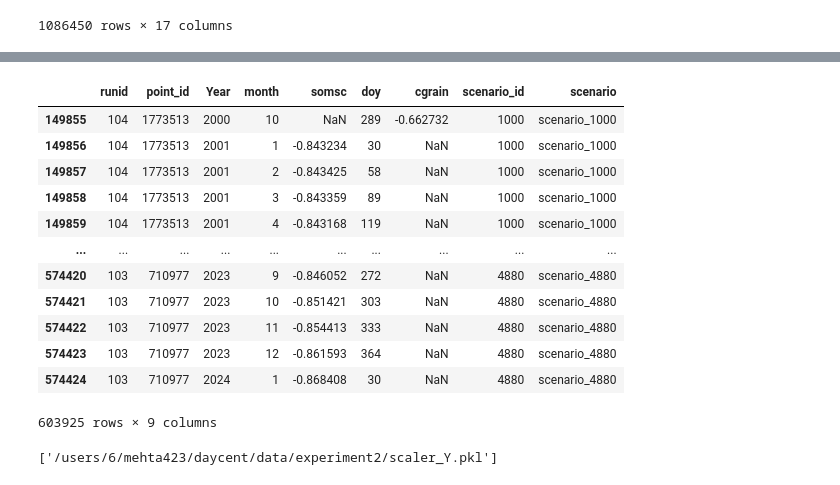
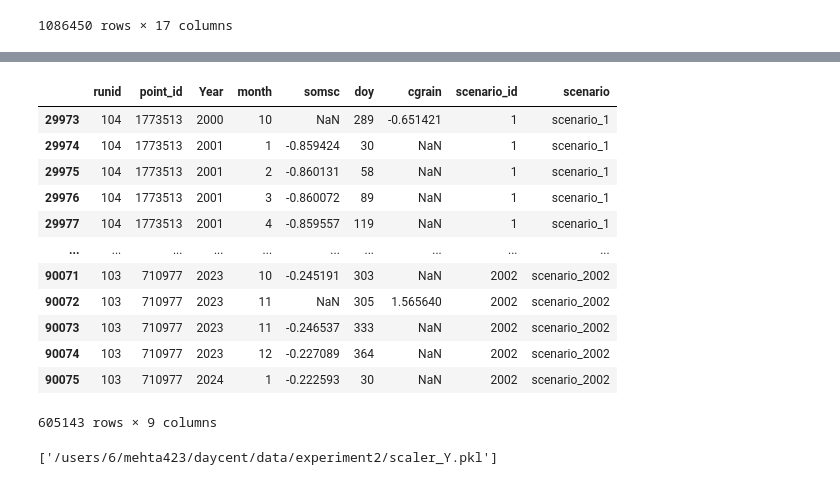
Before and after one commit to dwij2212/kgml-daycent, a Jupyter notebook: lib/data_prep.ipynb, the cells around one changed output, grey strips where cells are left out. Cells and saved outputs as stored; diff of their text form; code cells hidden in the pictures.

```diff
--- a/lib/data_prep.ipynb
+++ b/lib/data_prep.ipynb
@@ -321,31 +327,32 @@ X_daily
 18523750 rows × 21 columns
-# %%
-Y['scenario'] = Y['scenario_id'].apply(lambda x: f'scenario_{x}')
-
-# normalise separately for train pids and then apply to test pids
-scaler_Y = StandardScaler()
-train_Y = Y[Y['point_id'].isin(train_pids)]
-train_Y[['somsc', 'cgrain']] = scaler_Y.fit_transform(train_Y[['somsc', 'cgrain']])
-test_Y = Y[Y['point_id'].isin(test_pids)]
-test_Y[['somsc', 'cgrain']] = scaler_Y.transform(test_Y[['somsc', 'cgrain']])
-
-Y = pd.concat([train_Y, test_Y])
-Y.sort_values(['scenario', 'point_id', 'Year', 'doy'], inplace=True)
-Y
-# %% [output]
-|  | runid | point_id | Year | month | somsc | doy | cgrain | scenario_id | scenario |
-| 149855 | 104 | 1773513 | 2000 | 10 | NaN | 289 | -0.662732 | 1000 | scenario_1000 |
-| 149856 | 104 | 1773513 | 2001 | 1 | -0.843234 | 30 | NaN | 1000 | scenario_1000 |
-| 149857 | 104 | 1773513 | 2001 | 2 | -0.843425 | 58 | NaN | 1000 | scenario_1000 |
-| 149858 | 104 | 1773513 | 2001 | 3 | -0.843359 | 89 | NaN | 1000 | scenario_1000 |
-| 149859 | 104 | 1773513 | 2001 | 4 | -0.843168 | 119 | NaN | 1000 | scenario_1000 |
-| ... | ... | ... | ... | ... | ... | ... | ... | ... | ... |
-| 574420 | 103 | 710977 | 2023 | 9 | -0.846052 | 272 | NaN | 4880 | scenario_4880 |
-| 574421 | 103 | 710977 | 2023 | 10 | -0.851421 | 303 | NaN | 4880 | scenario_4880 |
-| 574422 | 103 | 710977 | 2023 | 11 | -0.854413 | 333 | NaN | 4880 | scenario_4880 |
-| 574423 | 103 | 710977 | 2023 | 12 | -0.861593 | 364 | NaN | 4880 | scenario_4880 |
-| 574424 | 103 | 710977 | 2024 | 1 | -0.868408 | 30 | NaN | 4880 | scenario_4880 |
-603925 rows × 9 columns
+# %%
+Y['scenario'] = Y['scenario_id'].apply(lambda x: f'scenario_{x}')
+
+import joblib
+# read the scaler_Y
+scaler_Y = joblib.load(os.path.join(PROCESSED_DIR, "scaler_Y.pkl"))
+train_Y = Y[Y['point_id'].isin(train_pids)]
+train_Y[['somsc', 'cgrain']] = scaler_Y.transform(train_Y[['somsc', 'cgrain']]) # change this to fit transform when making scaler
+test_Y = Y[Y['point_id'].isin(test_pids)]
+test_Y[['somsc', 'cgrain']] = scaler_Y.transform(test_Y[['somsc', 'cgrain']])
+
+Y = pd.concat([train_Y, test_Y])
+Y.sort_values(['scenario', 'point_id', 'Year', 'doy'], inplace=True)
+Y
+# %% [output]
+|  | runid | point_id | Year | month | somsc | doy | cgrain | scenario_id | scenario |
+| 29973 | 104 | 1773513 | 2000 | 10 | NaN | 289 | -0.651421 | 1 | scenario_1 |
+| 29974 | 104 | 1773513 | 2001 | 1 | -0.859424 | 30 | NaN | 1 | scenario_1 |
+| 29975 | 104 | 1773513 | 2001 | 2 | -0.860131 | 58 | NaN | 1 | scenario_1 |
+| 29976 | 104 | 1773513 | 2001 | 3 | -0.860072 | 89 | NaN | 1 | scenario_1 |
+| 29977 | 104 | 1773513 | 2001 | 4 | -0.859557 | 119 | NaN | 1 | scenario_1 |
+| ... | ... | ... | ... | ... | ... | ... | ... | ... | ... |
+| 90071 | 103 | 710977 | 2023 | 10 | -0.245191 | 303 | NaN | 2002 | scenario_2002 |
+| 90072 | 103 | 710977 | 2023 | 11 | NaN | 305 | 1.565640 | 2002 | scenario_2002 |
+| 90073 | 103 | 710977 | 2023 | 11 | -0.246537 | 333 | NaN | 2002 | scenario_2002 |
+| 90074 | 103 | 710977 | 2023 | 12 | -0.227089 | 364 | NaN | 2002 | scenario_2002 |
+| 90075 | 103 | 710977 | 2024 | 1 | -0.222593 | 30 | NaN | 2002 | scenario_2002 |
+605143 rows × 9 columns
 # %%
 # save scaler_Y
 import joblib
```
Also changed, not shown: parts of 7 cells of this notebook.
